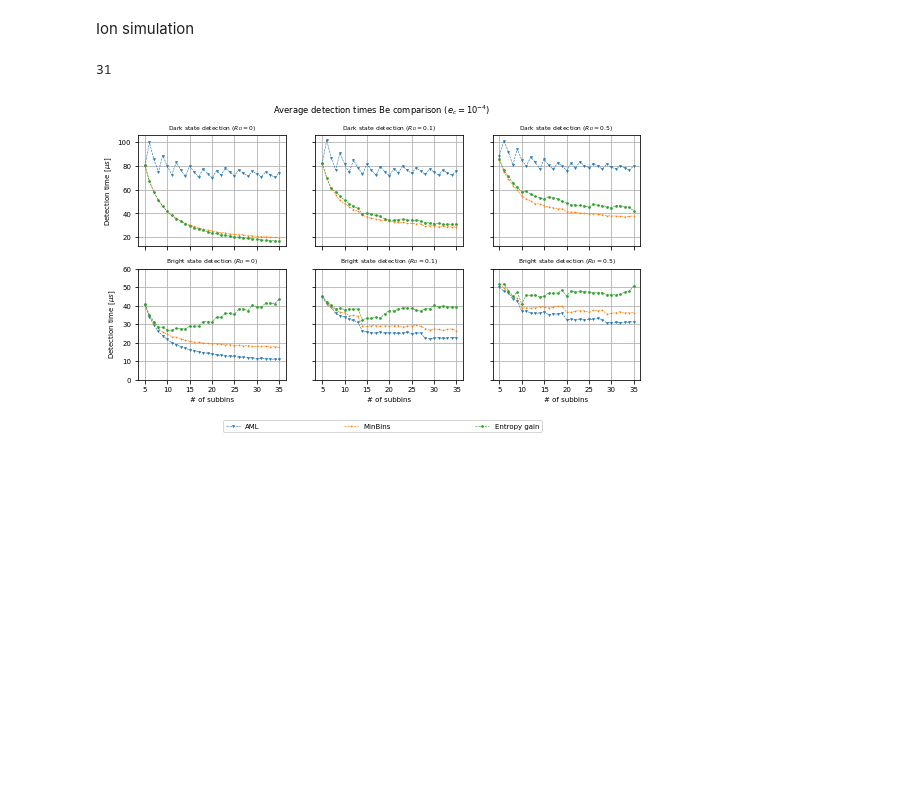
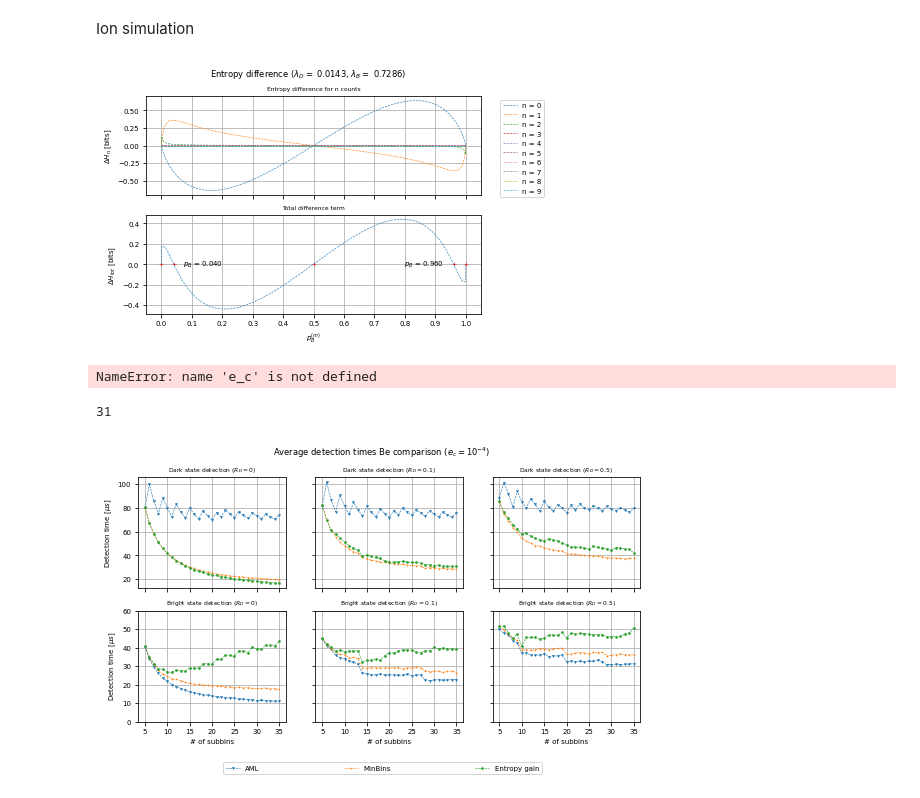
Before and after one commit to marti-m/ion-detect-mcmc, a Jupyter notebook: ion-detection-sim.ipynb, the cells around one changed output. Saved outputs shown, nothing was run; the diff lists cells and outputs as text; code cells hidden in the pictures; blank space fills up the shorter version.

```diff
--- a/ion-detection-sim.ipynb
+++ b/ion-detection-sim.ipynb
@@ -457,7 +457,7 @@ def entropy_diff_n(mu_D, mu_B, p_b, n):
     p_B_Pi = p_b * p_i_dark
 
     # return weighted difference
-    return (p_i_dark + p_i_bright) * (entropy([p_D_Pi, p_B_Pi], base = 2) - entropy([p_D_no_Pi, p_B_no_Pi], base = 2))
+    return (p_i_dark + p_i_bright) * (-entropy([p_D_Pi, p_B_Pi], base = 2) + entropy([p_D_no_Pi, p_B_no_Pi], base = 2))
 
 def entropy_diff(p_b, mu_D, mu_B, n_max):
     H_diff = 0
@@ -484,34 +484,36 @@ plt.rc('font', size=7)
 plt.rc('axes', titlesize=6)
 linewidth = 0.6
 dx = 0.03
 fig.suptitle(f'Entropy difference ($\lambda_D =$ {mu_D:.4f}, $\lambda_B =$ {mu_B:.4f})')
 
 axs[0].set_title('Entropy difference for n counts')
 H_diff_tot = np.zeros(len(p_b))
 for i in range(n_max):
     H_diff_i = [entropy_diff_n(mu_D, mu_B, p, float(i)) for p in p_b]
     H_diff_tot += np.array(H_diff_i)
     axs[0].plot(p_b, H_diff_i, label='n = ' + str(i), linewidth=linewidth, linestyle = '--')
 axs[0].legend(loc='upper right', bbox_to_anchor=(1.2, 1.0))
 axs[0].grid('all')
 axs[0].set_ylabel('$\Delta H_{n}$ [bits]')
 
 axs[1].set_title('Total difference term')
 # find zeros and plot
 sol_low = optimize.bisect(entropy_diff, a=1e-5, b=0.1, args=(mu_D, mu_B, n_max))
 sol_high = optimize.bisect(entropy_diff, a=0.9, b=1 - 1e-9, args=(mu_D, mu_B, n_max))
 axs[1].scatter((0, sol_low, 0.5, sol_high, 1), np.zeros(5), color='r', marker='+', s=10, linewidths=0.5)
 axs[1].text(sol_low + dx,0,f'$p_B$ = {sol_low:.3f}',ha='left', va='center')
 axs[1].text(sol_high - dx,0,f'$p_B$ = {sol_high:.3f}',ha='right', va='center')
 
 axs[1].plot(p_b, H_diff_tot, label='$\Delta H_{tot}$' + str(i), linewidth=linewidth, linestyle = '--')
-axs[1].set_xlabel('$p_{bright}$')
+axs[1].set_xlabel('$p_{B}^{(m)}$')
 axs[1].set_xticks(np.arange(0, 1.1, 0.1))
 axs[1].set_ylabel('$\Delta H_{tot}$ [bits]')
 axs[1].grid('all')
 axs[1].set_axisbelow(True)
 
 fig.savefig("terms_entropy_difference.pdf", bbox_inches='tight')
+# %% [output]
+[figure, added]
 # %%
 from scipy.stats import poisson
 R_D = 0.1 / 200
@@ -562,6 +564,8 @@ def t_det_avg(n_bins, t_detection=200, e_c = 1e-4, R_B=25.0/200, R_D=0.1/200, n_
 
     t_det = k_avg * t_bin
     return t_det
+# %% [output]
+NameError: name 'e_c' is not defined
 # %%
 n_bins = np.arange(5, 35, 1)
 t_avg = [t_det_avg(n) for n in n_bins]
```
Also changed, not shown: 3 other files.
